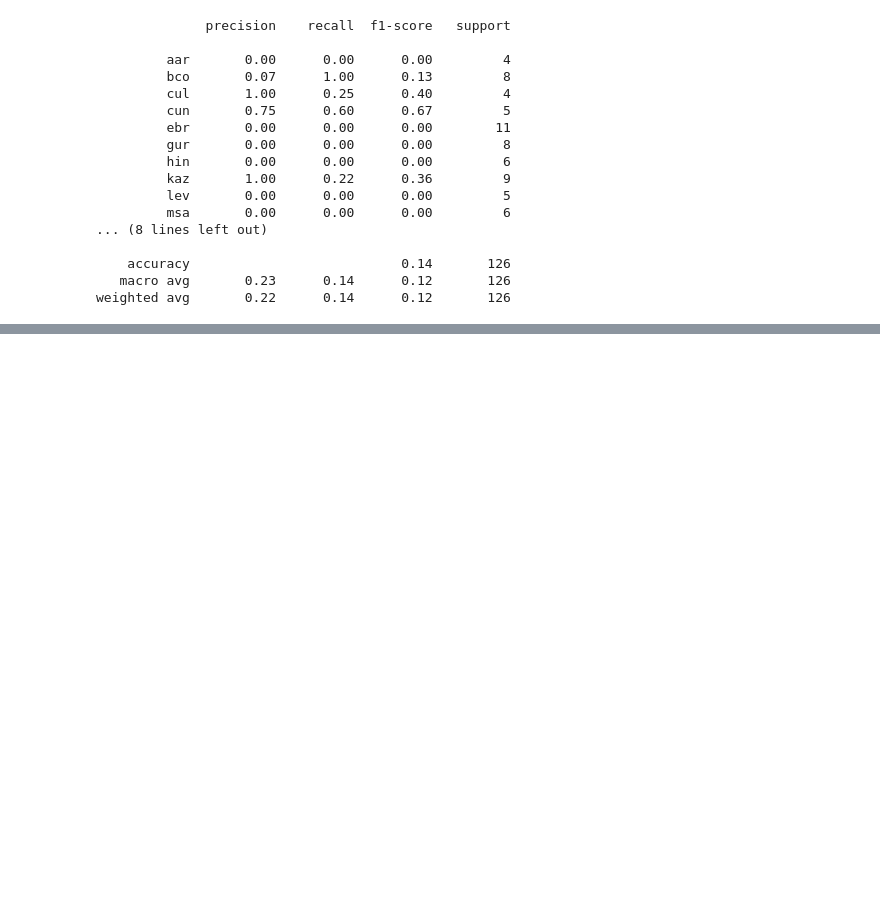
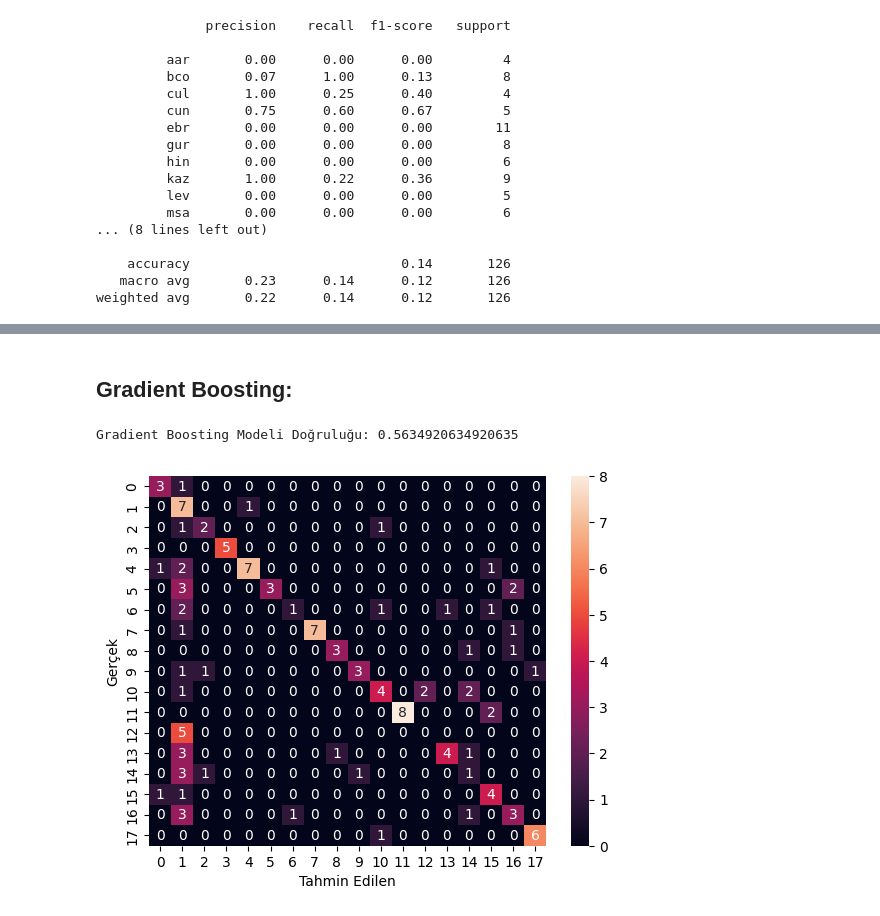
Before and after one commit to Z-U-k0rkmaz/TextMiningProject, a Jupyter notebook: main.ipynb, the cells around one changed output, grey strips where cells are left out. Cells and saved outputs as stored; diff of their text form; code cells hidden in the pictures; blank space fills up the shorter version.

```diff
--- a/main.ipynb
+++ b/main.ipynb
@@ -316,0 +380,20 @@ weighted avg       0.22      0.14      0.12       126
+# %% [markdown]
+## Gradient Boosting:
+# %%
+x_train, x_test, y_train, y_test = train_test_split(bow_matrix, y, test_size=0.2, random_state=42)
+
+gradient_boosting = GradientBoostingClassifier()
+gradient_boosting.fit(x_train, y_train)
+
+y_pred = gradient_boosting.predict(x_test)
+accuracy = accuracy_score(y_test, y_pred)
+print("Gradient Boosting Modeli Doğruluğu:", accuracy)
+
+conf_matrix = confusion_matrix(y_test, y_pred)
+sns.heatmap(conf_matrix, annot=True, fmt='d')
+plt.xlabel('Tahmin Edilen')
+plt.ylabel('Gerçek')
+plt.show()
+# %% [output]
+Gradient Boosting Modeli Doğruluğu: 0.5634920634920635
+[figure, added]
```
Also changed, not shown: parts of 6 cells of this notebook, 2 other files.
